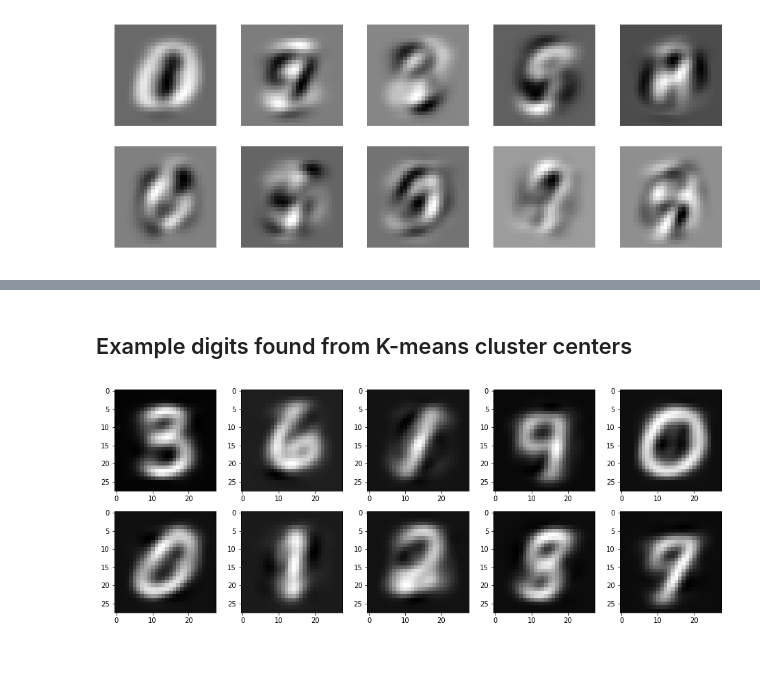
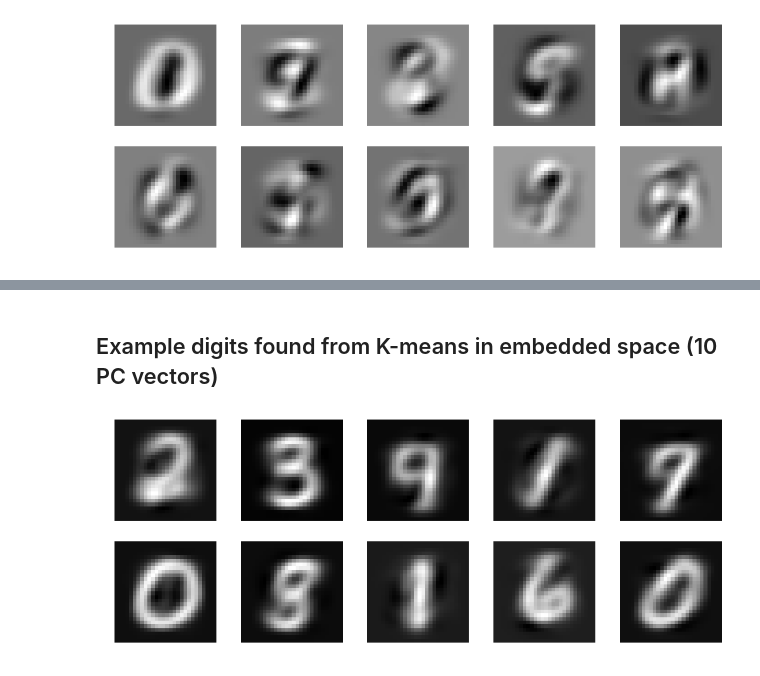
Before and after one commit to cnapun/EECS-531, a Jupyter notebook: A2/PCAMNIST.ipynb, the cells around one changed output, grey strips where cells are left out. Saved outputs shown, nothing was run; the diff lists cells and outputs as text; code cells hidden in the pictures.

Commit message:
Complete writeup, finalize files
Complete writeup, put everything into correct notebooks, explain methods and results

```diff
--- a/A2/PCAMNIST.ipynb
+++ b/A2/PCAMNIST.ipynb
@@ -69,0 +74,14 @@ Text(0,0.5,'Reconstruction RMSE')
+# %%
+xrand = np.random.rand(10000, 500)
+xrand -= xrand.mean(0)
+rc = (xrand.T.dot(xrand)) / len(xrand)
+rrnk = np.linalg.matrix_rank(rc)
+rvecs, rsigs, _ = np.linalg.svd(rc)
+rvecs = rvecs[:, :rrnk]
+rsigs = rsigs[:rrnk]
+plt.figure(figsize=(10, 6))
+ax = plt.subplot(1, 1, 1)
+ax.plot(rsigs)
+ax.set_xlabel('Component number')
+ax.set_ylabel('Explained variance')
+ax.set_title('Explained variance by component of PCA, random, uncorrelated points')
@@ -88,5 +109,5 @@ for i in range(10):
 # %%
-recon = Xp[ex_ix].dot(pcs).dot(pcs.T) + X.mean(0)
+recon = Xp[ex_ix].dot(vecs[:, :30]).dot(vecs[:, :30].T) + X.mean(0)
 plt.figure(figsize=(16, 6))
 for i in range(10):
     ax = plt.subplot(2, 5, i+1)
@@ -96,0 +120,7 @@ for i in range(10):
+# %%
+recon = (Xp[ex_ix]+np.random.rand(*Xp[ex_ix].shape) * 0.2).dot(vecs[:, :30]).dot(vecs[:, :30].T) + X.mean(0)
+plt.figure(figsize=(16, 6))
+for i in range(10):
+    ax = plt.subplot(2, 5, i+1)
+    ax.imshow(recon[i].reshape(int(np.sqrt(X.shape[1])), -1))
+    ax.axis('off')
@@ -97,10 +129,11 @@ for i in range(10):
 # %% [markdown]
-## Example digits found from K-means cluster centers
+## Example digits found from K-means in embedded space (10 PC vectors)
 # %%
 recon = kms.cluster_centers_.dot(pcs.T) + X.mean(0)
 plt.figure(figsize=(16, 6))
 for i in range(10):
     ax = plt.subplot(2, 5, i+1)
     ax.imshow(recon[i].reshape(int(np.sqrt(X.shape[1])), -1))
+    ax.axis('off')
 # %% [output]
-[figure, old version]
+[figure, new version]
```
Also changed, not shown: parts of 36 cells of this notebook, 6 other files.
